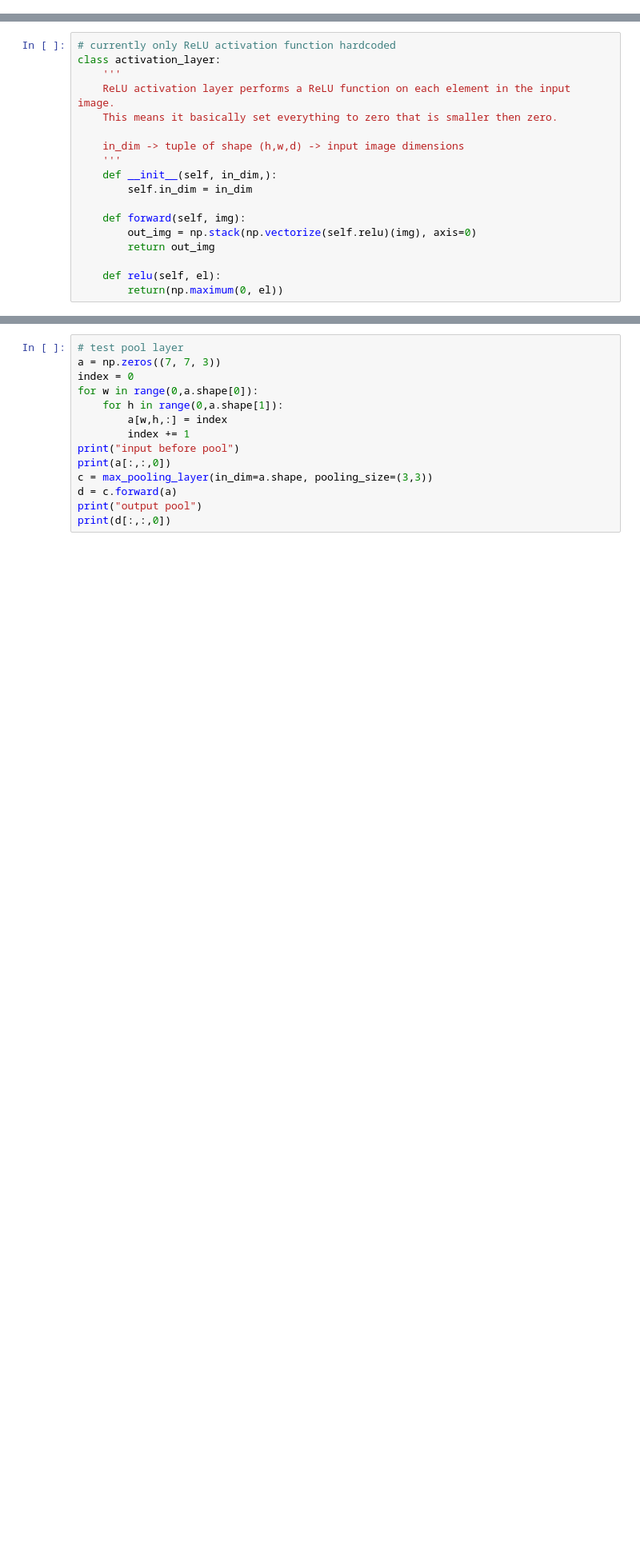
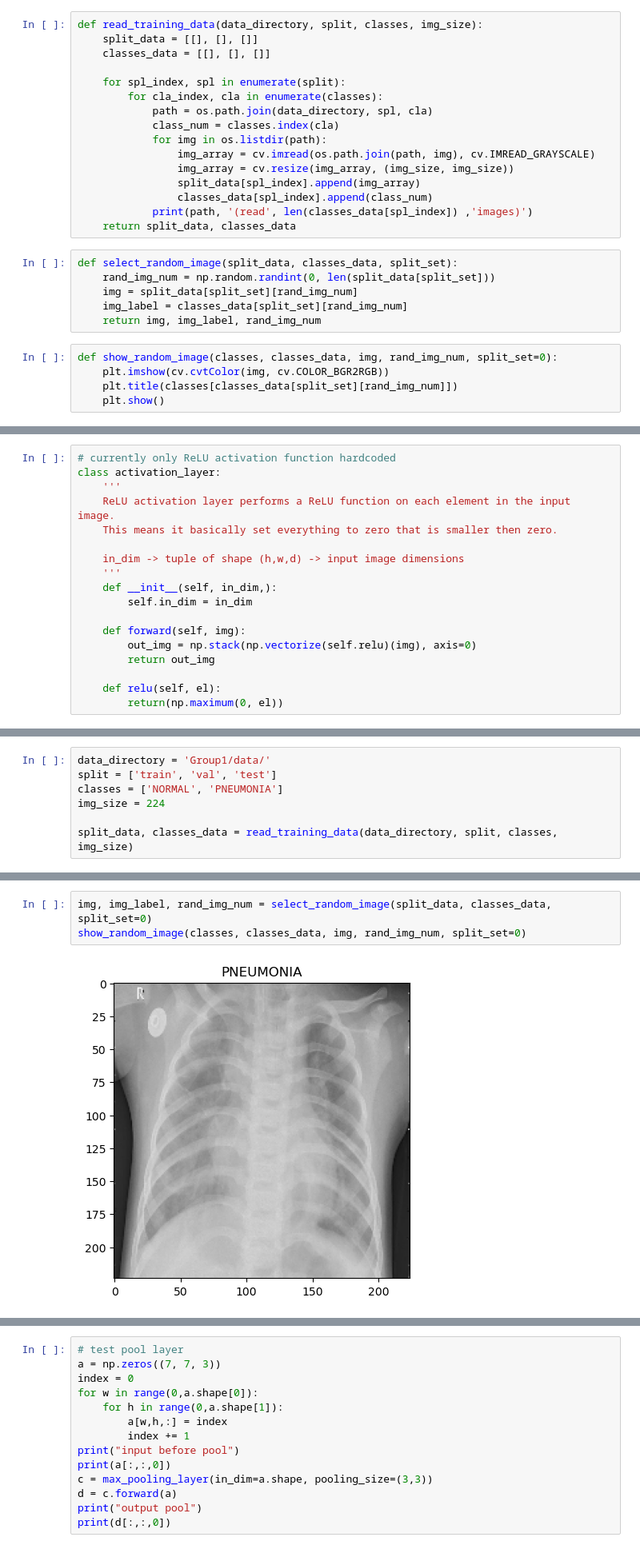
Before and after one commit to fmi08icds/Groupwork, a Jupyter notebook: Group1/notebooks/notebook_finn_backprop.ipynb, the cells around one changed output, grey strips where cells are left out. Shown at 80% size. Saved outputs shown, nothing was run; the diff lists cells and outputs as text; blank space fills up the shorter version.

Commit message:
read train data + softmax backpropagation

```diff
--- a/Group1/notebooks/notebook_finn_backprop.ipynb
+++ b/Group1/notebooks/notebook_finn_backprop.ipynb
@@ -14,3 +14,30 @@ print(img.shape)
+# %%
+def read_training_data(data_directory, split, classes, img_size):
+    split_data = [[], [], []]
+    classes_data = [[], [], []]
+
+    for spl_index, spl in enumerate(split):
+        for cla_index, cla in enumerate(classes):
+            path = os.path.join(data_directory, spl, cla)
+            class_num = classes.index(cla)
+            for img in os.listdir(path):
+                img_array = cv.imread(os.path.join(path, img), cv.IMREAD_GRAYSCALE)
+                img_array = cv.resize(img_array, (img_size, img_size))
+                split_data[spl_index].append(img_array)
+                classes_data[spl_index].append(class_num)
+            print(path, '(read', len(classes_data[spl_index]) ,'images)')
+    return split_data, classes_data
+# %%
+def select_random_image(split_data, classes_data, split_set):
+    rand_img_num = np.random.randint(0, len(split_data[split_set]))
+    img = split_data[split_set][rand_img_num]
+    img_label = classes_data[split_set][rand_img_num]
+    return img, img_label, rand_img_num
+# %%
+def show_random_image(classes, classes_data, img, rand_img_num, split_set=0):
+    plt.imshow(cv.cvtColor(img, cv.COLOR_BGR2RGB))
+    plt.title(classes[classes_data[split_set][rand_img_num]])
+    plt.show()
 # %%
 class conv_layer:
     """
@@ -140,0 +217,7 @@ class activation_layer:
+# %%
+data_directory = 'Group1/data/'
+split = ['train', 'val', 'test']
+classes = ['NORMAL', 'PNEUMONIA']
+img_size = 224
+
+split_data, classes_data = read_training_data(data_directory, split, classes, img_size)
@@ -140,0 +235,5 @@ class activation_layer:
+# %%
+img, img_label, rand_img_num = select_random_image(split_data, classes_data, split_set=0)
+show_random_image(classes, classes_data, img, rand_img_num, split_set=0)
+# %% [output]
+[figure, added]
```
Also changed, not shown: parts of 17 cells of this notebook.
